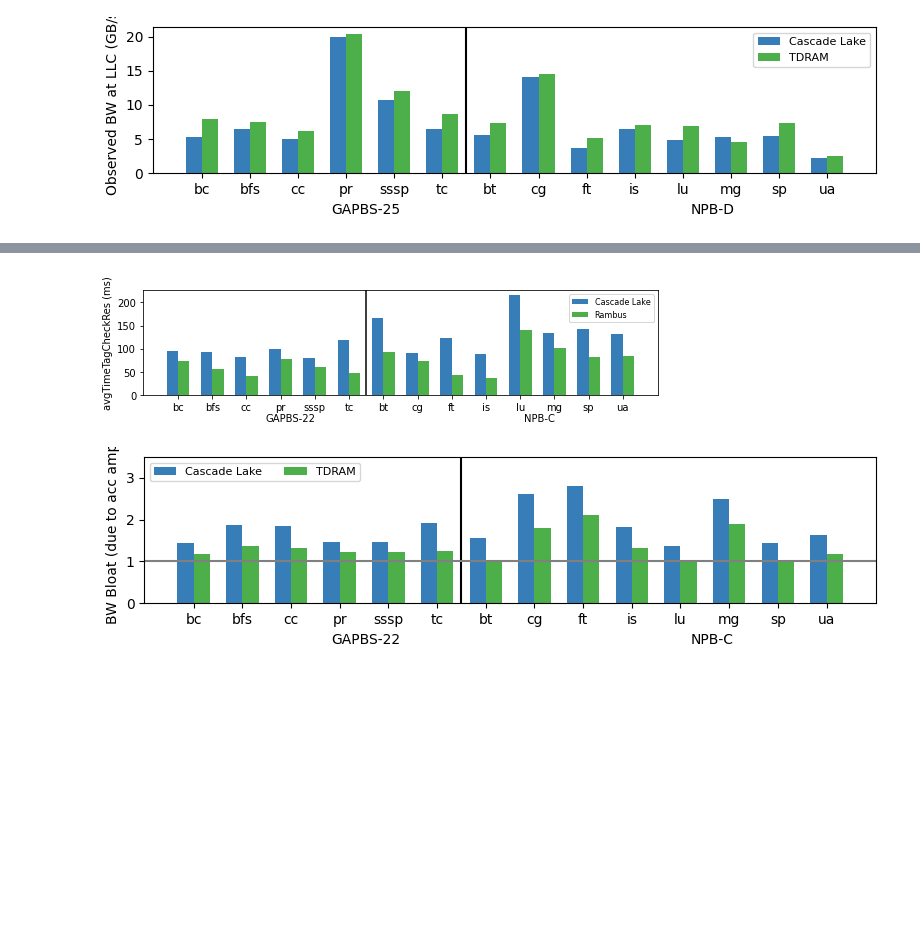
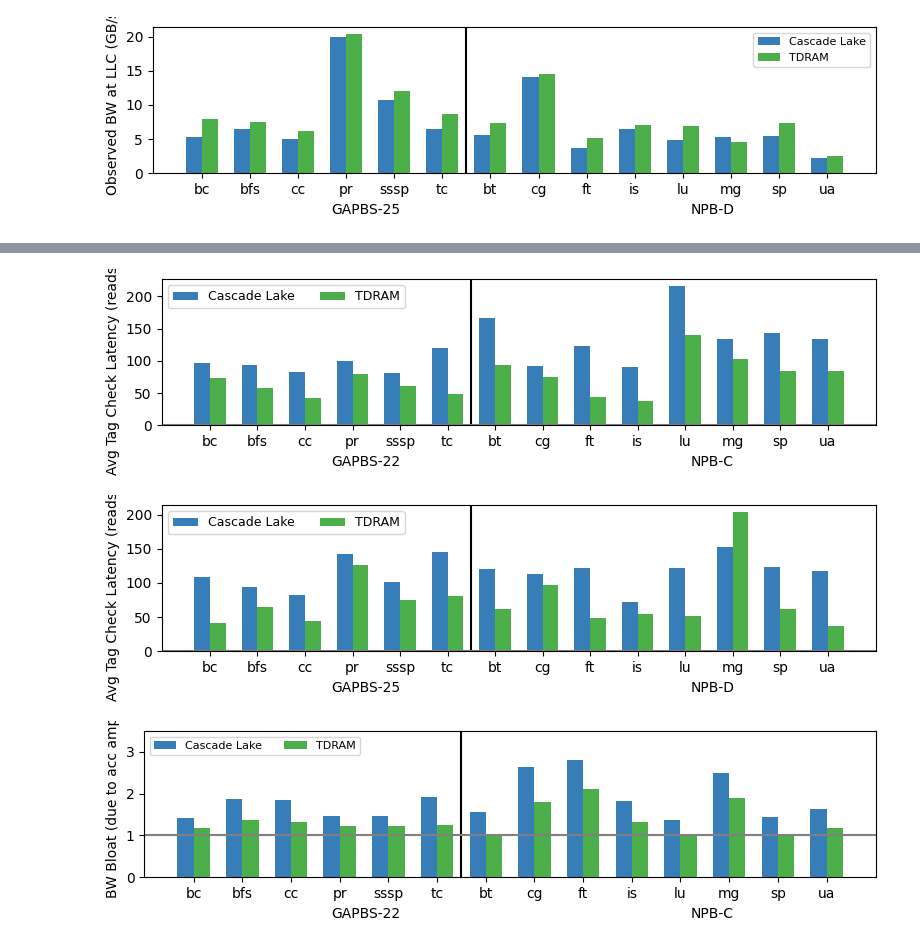
Before and after one commit to darchr/dramCacheController, a Jupyter notebook: plots_1GBdramCache/data-plots.ipynb, the cells around one changed output, grey strips where cells are left out. Cells and saved outputs as stored; diff of their text form; code cells hidden in the pictures; blank space fills up the shorter version.

Commit message:
mem: updated plots

```diff
--- a/plots_1GBdramCache/data-plots.ipynb
+++ b/plots_1GBdramCache/data-plots.ipynb
@@ -856,43 +875,71 @@ plt.tight_layout()
 # %%
 app_gap = df_gap22_cas['app']
 gap_22_cas = df_gap22_cas['avgTimeTagCheckResRd'].astype(float)
-gap_22_orc = df_gap22_ram['avgTimeTagCheckResRd'].astype(float)
+gap_22_ram = df_gap22_ram['avgTimeTagCheckResRd'].astype(float)
+
 
 gap_25_cas = df_gap25_cas['avgTimeTagCheckResRd'].astype(float)
-gap_25_orc = df_gap25_ram['avgTimeTagCheckResRd'].astype(float)
+gap_25_ram = df_gap25_ram['avgTimeTagCheckResRd'].astype(float)
 
-# Multi bar Chart
+
+app_npb = df_npbC_cas['app']
+npb_C_cas = df_npbC_cas['avgTimeTagCheckResRd'].astype(float)
+npb_C_ram = df_npbC_ram['avgTimeTagCheckResRd'].astype(float)
+
+npb_D_cas = df_npbD_cas['avgTimeTagCheckResRd'].astype(float)
+npb_D_ram = df_npbD_ram['avgTimeTagCheckResRd'].astype(float)
+
+
+# Multi bar Chart1
 fig = plt.figure()
 fig.set_size_inches(8,2)
 
-#plt.ylim([0,55])
 for i,app in enumerate(app_gap):
     plt.bar(i*3,   gap_22_cas[i],   width=1, color=cmap(1), label='Cascade Lake' if i==0 else None)
-    plt.bar(i*3+1, gap_22_orc[i],   width=1, color=cmap(2), label='Rambus' if i==0 else None)
+    plt.bar(i*3+1, gap_22_ram[i],   width=1, color=cmap(2), label='TDRAM' if i==0 else None)
 
 offset = i*3+2
-app_npb = df_npbC_cas['app']
-npb_C_cas = df_npbC_cas['avgTimeTagCheckResRd'].astype(float)
-npb_C_orc = df_npbC_ram['avgTimeTagCheckResRd'].astype(float)
-
-npb_D_cas = df_npbD_cas['avgTimeTagCheckResRd'].astype(float)
-npb_D_orc = df_npbD_ram['avgTimeTagCheckResRd'].astype(float)
-
 for i,app in enumerate(app_npb):
     plt.bar(offset+i*3+1,   npb_C_cas[i],     width=1, color=cmap(1))
-    plt.bar(offset+i*3+2,   npb_C_orc[i],   width=1, color=cmap(2))
+    plt.bar(offset+i*3+2,   npb_C_ram[i],   width=1, color=cmap(2))
 
-plt.figtext(0.3, 0.01, "GAPBS-22")
-plt.figtext(0.75, 0.01, "NPB-C")
+plt.figtext(0.3, -0.01, "GAPBS-22")
+plt.figtext(0.75, -0.01, "NPB-C")
 
 plt.xticks(np.arange(14)*3+0.5, list(app_gap)+list(app_npb))
 plt.axvline(x=offset, color='black')
+plt.axhline(y=1, color='grey')
 
-plt.ylabel("avgTimeTagCheckRes (ms)")
-plt.legend(fontsize=8, ncol=1)
+plt.ylabel("Avg Tag Check Latency (reads) (ns)")
+plt.legend(fontsize=9, ncol=2, loc='upper left')
 plt.tight_layout()
+
+# Multi bar Chart2
+fig = plt.figure()
+fig.set_size_inches(8,2)
+
+for i,app in enumerate(app_gap):
+    plt.bar(i*3,   gap_25_cas[i],   width=1, color=cmap(1), label='Cascade Lake' if i==0 else None)
+    plt.bar(i*3+1, gap_25_ram[i],   width=1, color=cmap(2), label='TDRAM' if i==0 else None)
+
+offset = i*3+2
+for i,app in enumerate(app_npb):
+    plt.bar(offset+i*3+1,   npb_D_cas[i],     width=1, color=cmap(1))
+    plt.bar(offset+i*3+2,   npb_D_ram[i],   width=1, color=cmap(2))
+
+plt.figtext(0.3, -0.01, "GAPBS-25")
+plt.figtext(0.75, -0.01, "NPB-D")
+
+plt.xticks(np.arange(14)*3+0.5, list(app_gap)+list(app_npb))
+plt.axvline(x=offset, color='black')
+plt.axhline(y=1, color='grey')
+
+plt.ylabel("Avg Tag Check Latency (reads) (ns)")
+plt.legend(fontsize=9, ncol=2)
+plt.tight_layout()
 # %% [output]
-[figure, old version]
+[figure, new version]
+[figure, added]
 # %%
 app_gap = df_gap22_cas['app']
 gap_22_cas = df_gap22_cas['BWBloat'].astype(float)
```
Also changed, not shown: parts of 8 cells of this notebook, 1 other file.
